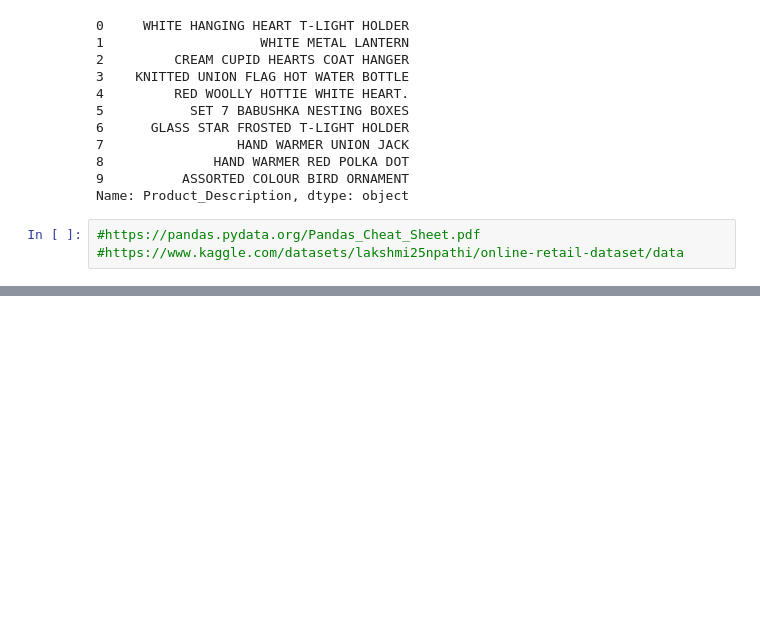
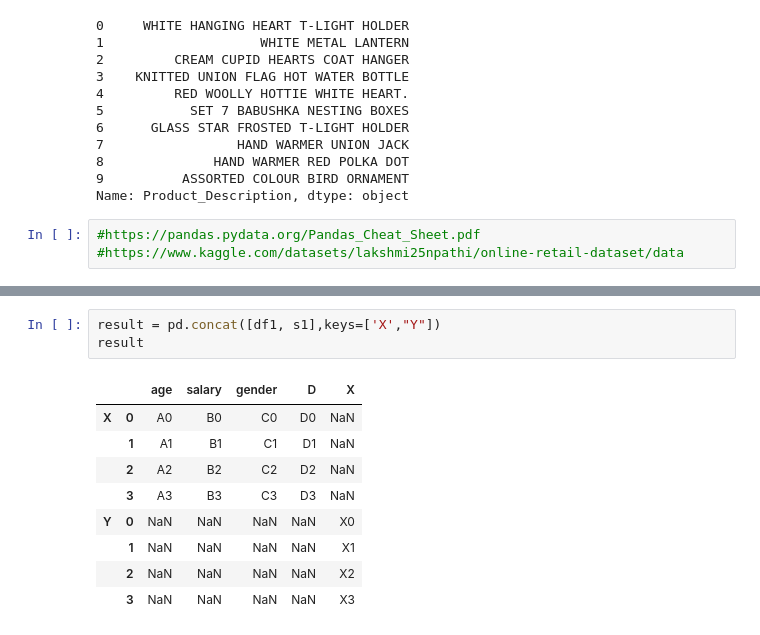
Before and after one commit to rahul8879/AI_ML_SATHISH, a Jupyter notebook: 02_PANDAS_ADVANCE.IPYNB, the cells around one changed output, grey strips where cells are left out. Drawn from its saved outputs; the diff is of its cells as text; blank space fills up the shorter version.

```diff
--- a/02_PANDAS_ADVANCE.IPYNB
+++ b/02_PANDAS_ADVANCE.IPYNB
@@ -251,0 +366,13 @@ Name: Product_Description, dtype: object
+# %%
+result = pd.concat([df1, s1],keys=['X',"Y"])
+result
+# %% [output]
+|  |  | age | salary | gender | D | X |
+| X | 0 | A0 | B0 | C0 | D0 | NaN |
+|  | 1 | A1 | B1 | C1 | D1 | NaN |
+|  | 2 | A2 | B2 | C2 | D2 | NaN |
+|  | 3 | A3 | B3 | C3 | D3 | NaN |
+| Y | 0 | NaN | NaN | NaN | NaN | X0 |
+|  | 1 | NaN | NaN | NaN | NaN | X1 |
+|  | 2 | NaN | NaN | NaN | NaN | X2 |
+|  | 3 | NaN | NaN | NaN | NaN | X3 |
```
Also changed, not shown: parts of 14 cells of this notebook.
